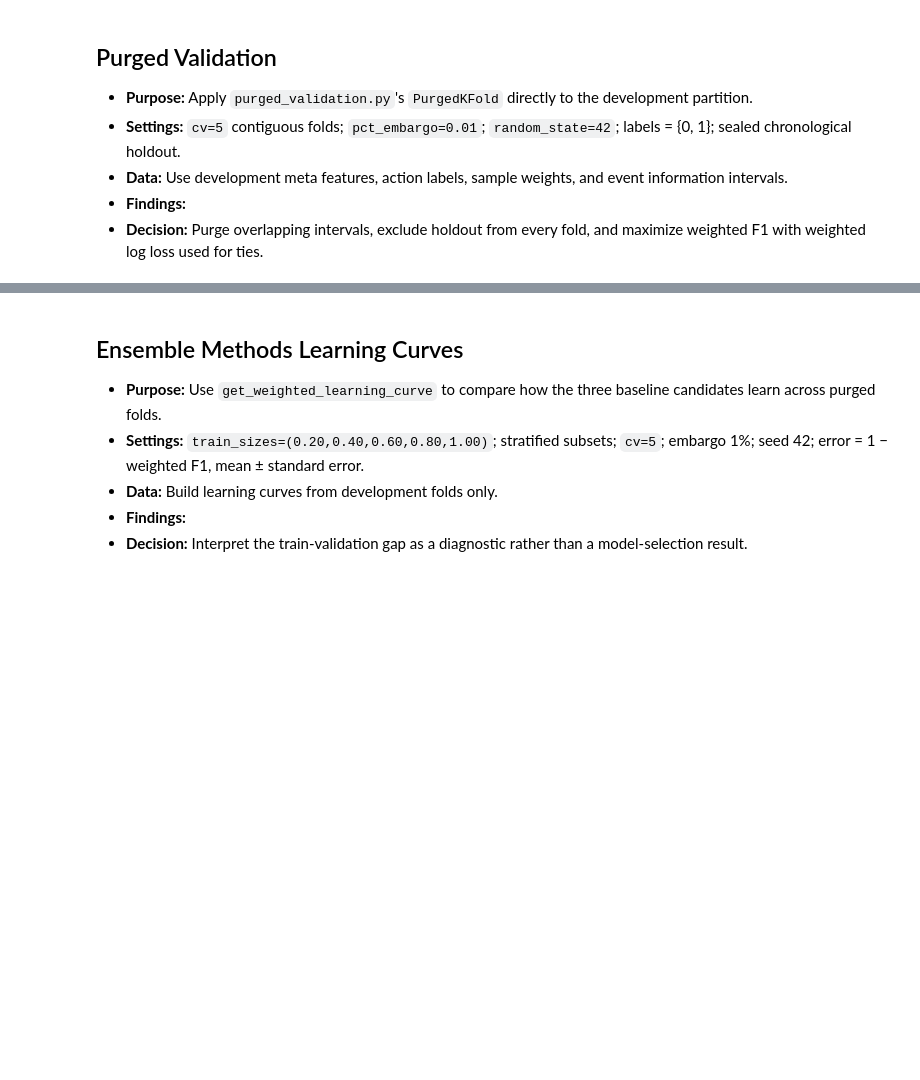
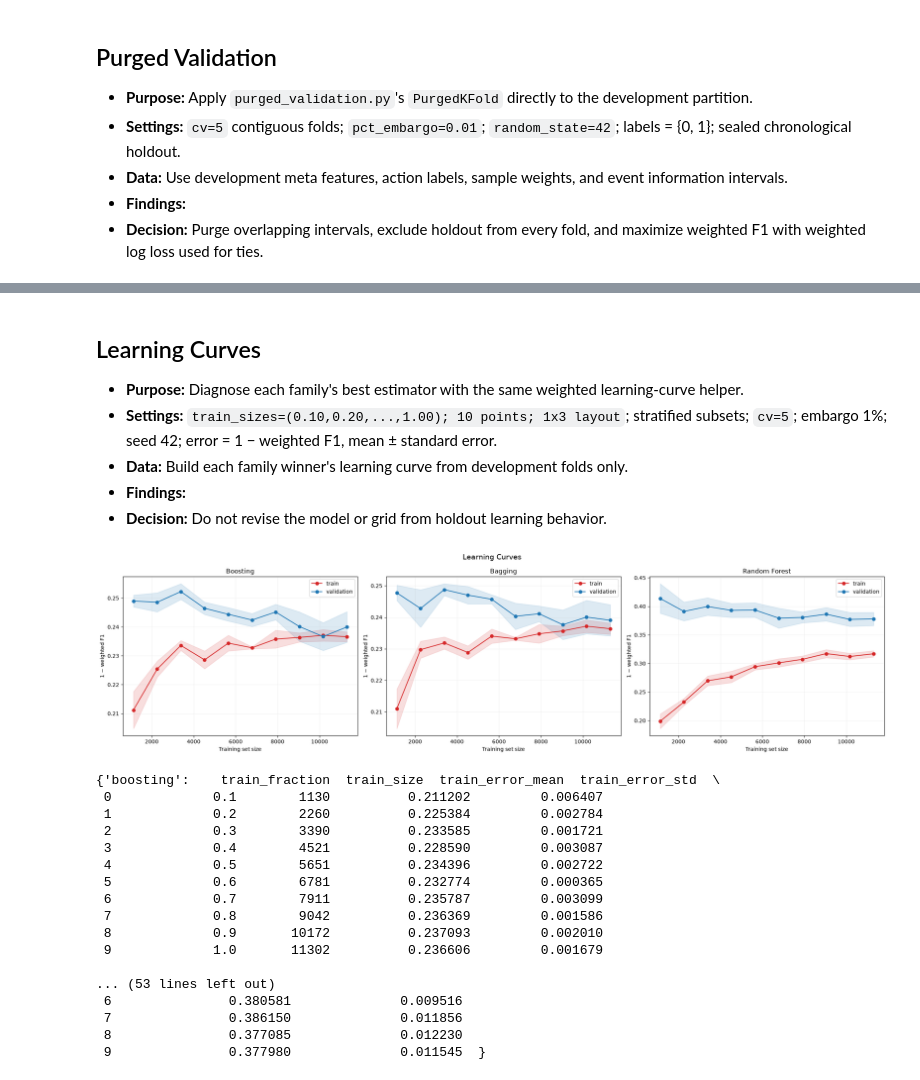
Before and after one commit to kwonjunhyuk9/financial-machine-learning, a Jupyter notebook: notebooks/modeling/market/meta_model.ipynb, the cells around one changed output, grey strips where cells are left out. Drawn from its saved outputs; the diff is of its cells as text; code cells hidden in the pictures; blank space fills up the shorter version.

Commit message:
Refined preprocessing and implemented full-grid OOF model selection

```diff
--- a/notebooks/modeling/market/meta_model.ipynb
+++ b/notebooks/modeling/market/meta_model.ipynb
@@ -121,5 +137,5 @@ display(pd.Series({
 # %%
-workflow = run_model_selection_workflow(
+selection_result = run_model_selection_workflow(
     X_development,
     y_development,
     w_development,
@@ -129,12 +145,16 @@ workflow = run_model_selection_workflow(
     pct_embargo=PCT_EMBARGO,
     random_state=RANDOM_STATE,
     n_jobs=1,
-    candidate_settings=CANDIDATE_SETTINGS, parameter_grids=PARAMETER_GRIDS,
+    candidate_settings={name: {} for name in PARAMETER_GRIDS},
+    parameter_grids=PARAMETER_GRIDS,
+    show_progress=True,
 )
-candidates = workflow.estimators
-candidate_oof = workflow.oof_predictions
-comparison = workflow.comparison
-selected_name = workflow.selected_name
-selected_estimator = workflow.selected_estimator
-display(comparison.rename(index=lambda name: name.replace("_", " ").title()))
-print(f"Selected baseline family: {selected_name}")
+candidates = selection_result.estimators
+candidate_oof = selection_result.oof_predictions
+final_name = selection_result.selected_name
+final_configuration = selection_result.final_configuration
+final_estimator = selection_result.final_estimator
+final_oof = selection_result.final_oof
+display(selection_result.tuning)
+display(selection_result.comparison.rename(index=lambda name: name.replace("_", " ").title()))
+print(f"Selected family: {final_name}; configuration: {final_configuration}")
@@ -141,23 +185,43 @@ print(f"Selected baseline family: {selected_name}")
 # %% [markdown]
-## Ensemble Methods Learning Curves
+## Learning Curves
 
-- **Purpose:** Use `get_weighted_learning_curve` to compare how the three baseline candidates learn across purged folds.
-- **Settings:** `train_sizes=(0.20,0.40,0.60,0.80,1.00)`; stratified subsets; `cv=5`; embargo 1%; seed 42; error = 1 − weighted F1, mean ± standard error.
-- **Data:** Build learning curves from development folds only.
+- **Purpose:** Diagnose each family's best estimator with the same weighted learning-curve helper.
+- **Settings:** `train_sizes=(0.10,0.20,...,1.00); 10 points; 1x3 layout`; stratified subsets; `cv=5`; embargo 1%; seed 42; error = 1 − weighted F1, mean ± standard error.
+- **Data:** Build each family winner's learning curve from development folds only.
 - **Findings:**
-- **Decision:** Interpret the train-validation gap as a diagnostic rather than a model-selection result.
+- **Decision:** Do not revise the model or grid from holdout learning behavior.
 # %%
-ensemble_learning_curves = plot_learning_curves(
+plot_learning_curves(
     candidates,
-    "Ensemble Methods Learning Curves",
+    "Learning Curves",
     features=X_development,
     labels=y_development,
     sample_weight=w_development,
     cv=cv,
     train_sizes=TRAIN_SIZES,
     class_labels=CLASS_LABELS,
     positive_label=1,
     scoring=STAGE_SCORING,
     random_state=RANDOM_STATE,
+    show_progress=True,
 )
+# %% [output]
+[figure, added]
+{'boosting':    train_fraction  train_size  train_error_mean  train_error_std  \
+ 0             0.1        1130          0.211202         0.006407
+ 1             0.2        2260          0.225384         0.002784
+ 2             0.3        3390          0.233585         0.001721
+ 3             0.4        4521          0.228590         0.003087
+ 4             0.5        5651          0.234396         0.002722
+ 5             0.6        6781          0.232774         0.000365
+ 6             0.7        7911          0.235787         0.003099
+ 7             0.8        9042          0.236369         0.001586
+ 8             0.9       10172          0.237093         0.002010
+ 9             1.0       11302          0.236606         0.001679
+
+... (53 lines left out)
+ 6               0.380581              0.009516
+ 7               0.386150              0.011856
+ 8               0.377085              0.012230
+ 9               0.377980              0.011545  }
 # %% [markdown]
```
Also changed, not shown: parts of 18 cells of this notebook, 42 other files.
